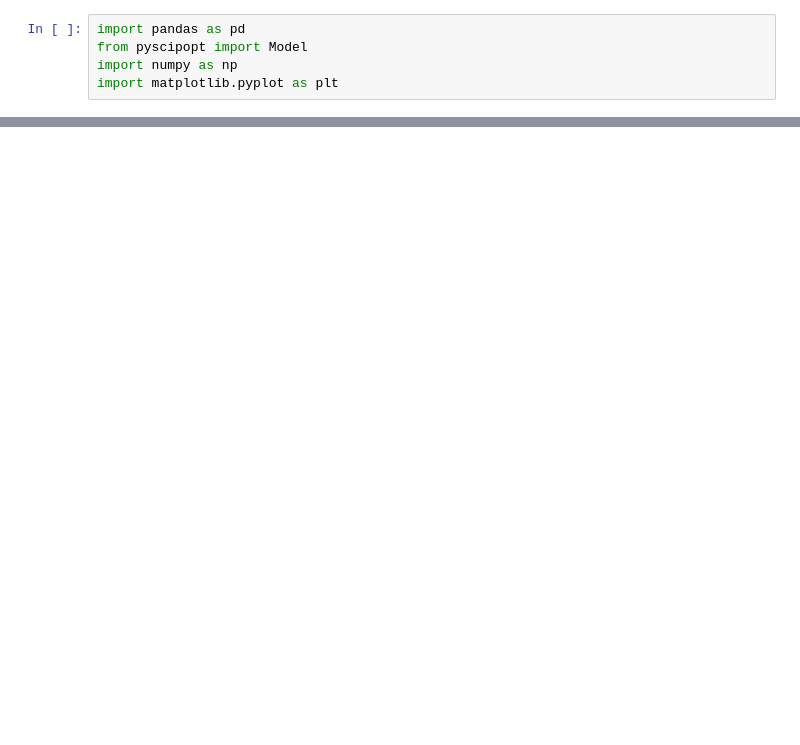
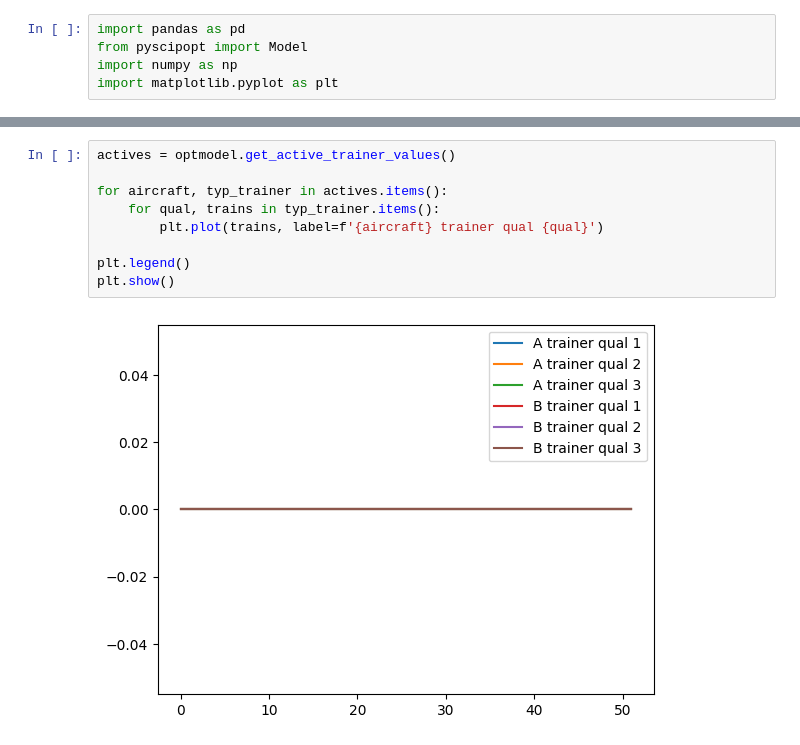
Before and after one commit to DRealHammer/MOPTA, a Jupyter notebook: mopta.ipynb, the cells around one changed output, grey strips where cells are left out. Drawn from its saved outputs; the diff is of its cells as text; blank space fills up the shorter version.

```diff
--- a/mopta.ipynb
+++ b/mopta.ipynb
@@ -567,0 +626,11 @@ Gap                : 0.00 %
+# %%
+actives = optmodel.get_active_trainer_values()
+
+for aircraft, typ_trainer in actives.items():
+    for qual, trains in typ_trainer.items():
+        plt.plot(trains, label=f'{aircraft} trainer qual {qual}')
+
+plt.legend()
+plt.show()
+# %% [output]
+[figure, added]
```
Also changed, not shown: parts of 4 cells of this notebook.
